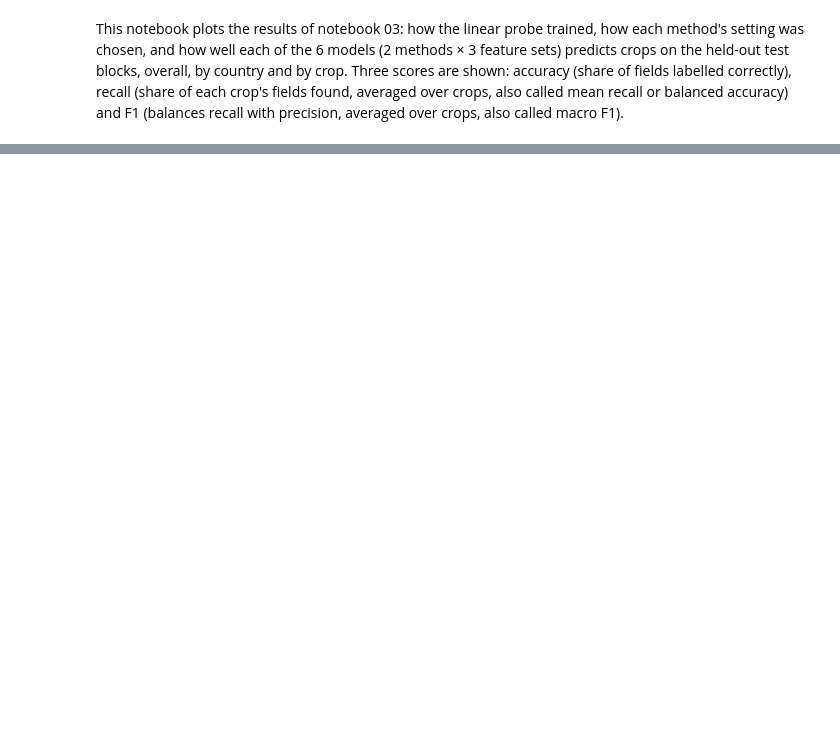
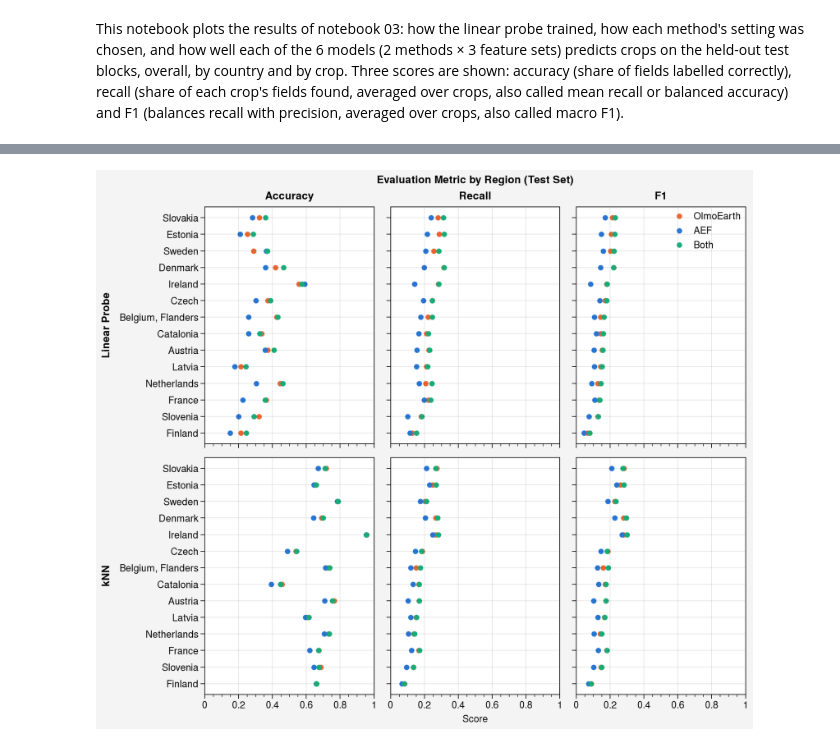
Before and after one commit to savannahferretti/crop-mapping, a Jupyter notebook: notebooks/04_plot_results.ipynb, the cells around one changed output, grey strips where cells are left out. Saved outputs shown, nothing was run; the diff lists cells and outputs as text; code cells hidden in the pictures; blank space fills up the shorter version.

```diff
--- a/notebooks/04_plot_results.ipynb
+++ b/notebooks/04_plot_results.ipynb
@@ -78,17 +88,19 @@ fig.savefig(FIGDIR/'04_scores_overall.png',dpi=200)
 # %%
 bycountry = scores[scores.country!='All countries']
 order     = bycountry.query("method=='probe' and featureset=='both'").sort_values('macrof1').country.tolist()
 
 fig,axs = uplt.subplots(nrows=2,ncols=3,refwidth=2.2,refheight=0.22*len(order),sharey=True,sharex=True)
 for row,method in enumerate(METHODS):
     for col,metric in enumerate(METRICS):
         for featureset,name in FEATURESETS.items():
             subset = bycountry[(bycountry.method==method)&(bycountry.featureset==featureset)].set_index('country').loc[order]
             axs[row,col].scatter(subset[metric].to_numpy(),subset.index.to_numpy(),color=COLORS[featureset],label=name,s=20)
 axs.format(xlim=(0,1),xlabel='Score',ylabel='',ygrid=True,toplabels=list(METRICS.values()),leftlabels=list(METHODS.values()),
-           suptitle='Test-Block Scores by Country (Sorted by Linear Probe F1 with Both)')
-fig.legend(axs[0].get_legend_handles_labels()[0][:3],list(FEATURESETS.values()),loc='b',ncols=3,frame=False)
-fig.savefig(FIGDIR/'04_scores_by_country.png',dpi=200)
+           suptitle='Evaluation Metric by Region (Test Set)')
+axs[2].legend(loc='ur',ncols=1,frame=False)
+fig.savefig(FIGDIR/'scores_by_country.png',dpi=200)
+# %% [output]
+[figure, added]
 # %%
 top    = predictions.crop.value_counts().head(TOPCROPS).index[::-1]
 recall = pd.DataFrame({(method,featureset):recall_score(predictions.crop,predictions[f'{method}_{featureset}'],labels=top,average=None,zero_division=0)
```
Also changed, not shown: parts of 7 cells of this notebook.
